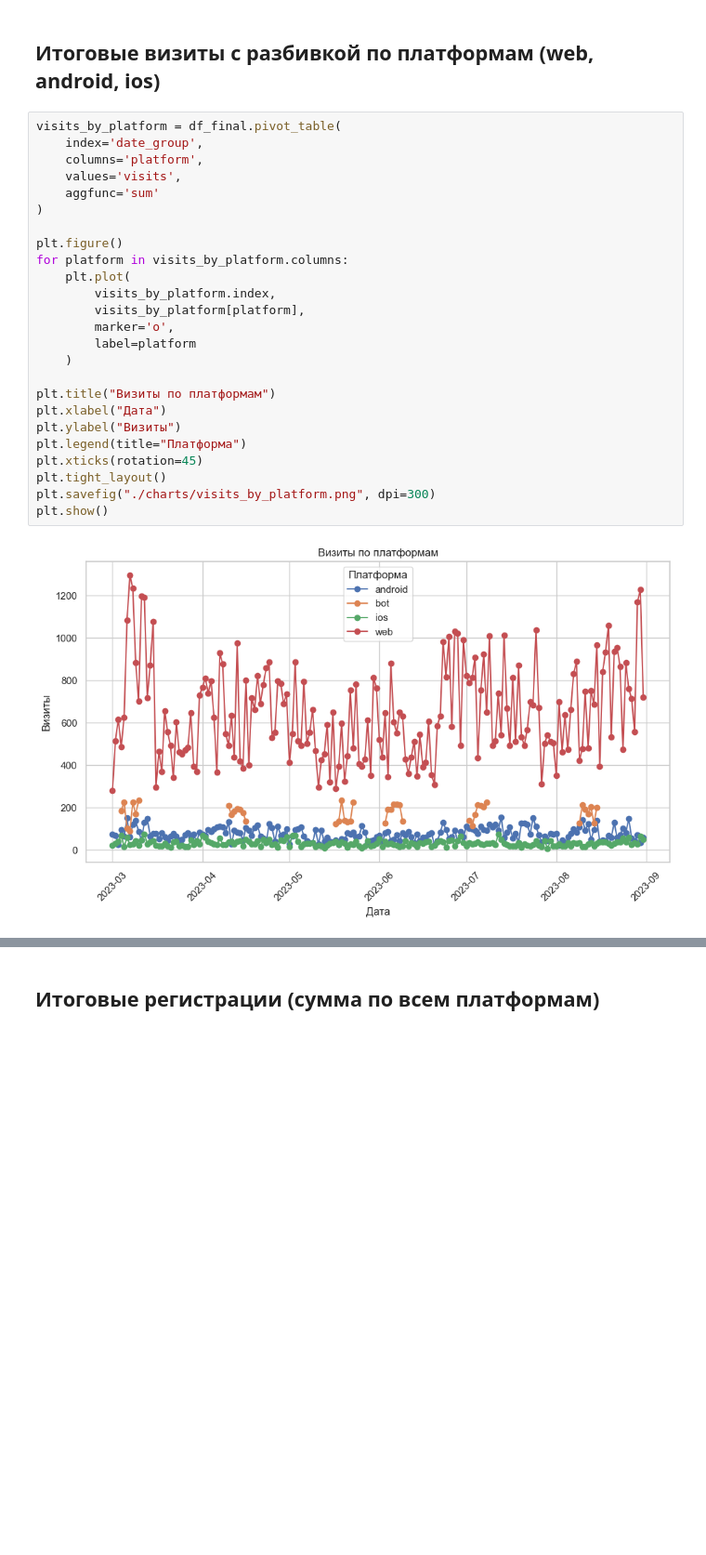
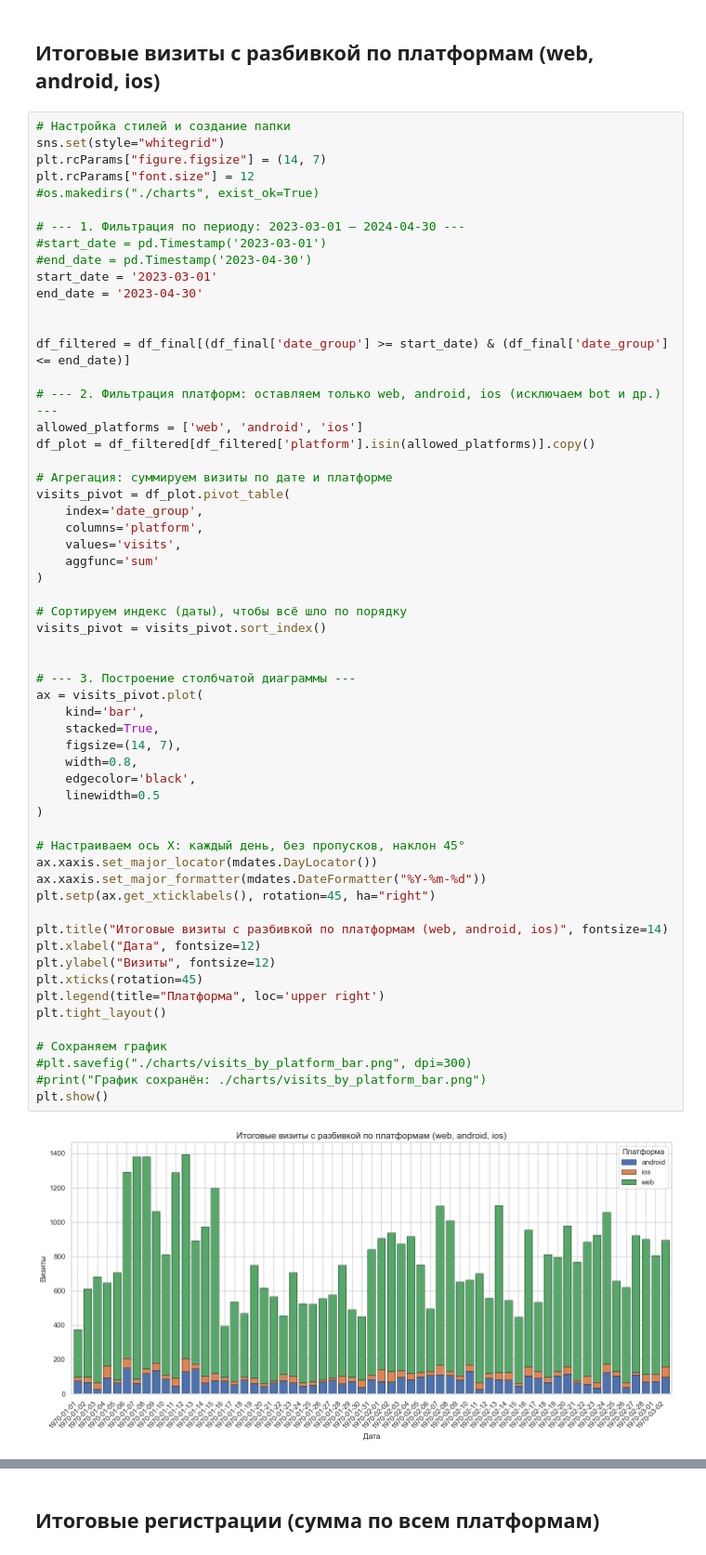
Before and after one commit to Konstantin-Ignatenko-Y/data-analytics-project-100, a Jupyter notebook: Requests_API.ipynb, the cells around one changed output, grey strips where cells are left out. Shown at 93% size. Drawn from its saved outputs; the diff is of its cells as text; blank space fills up the shorter version.

```diff
--- a/Requests_API.ipynb
+++ b/Requests_API.ipynb
@@ -269,29 +279,62 @@ plt.show()
 # %% [markdown]
 ## Итоговые визиты с разбивкой по платформам (web, android, ios)
 # %%
-visits_by_platform = df_final.pivot_table(
+# Настройка стилей и создание папки
+sns.set(style="whitegrid")
+plt.rcParams["figure.figsize"] = (14, 7)
+plt.rcParams["font.size"] = 12
+#os.makedirs("./charts", exist_ok=True)
+
+# --- 1. Фильтрация по периоду: 2023-03-01 — 2024-04-30 ---
+#start_date = pd.Timestamp('2023-03-01')
+#end_date = pd.Timestamp('2023-04-30')
+start_date = '2023-03-01'
+end_date = '2023-04-30'
+
+
+df_filtered = df_final[(df_final['date_group'] >= start_date) & (df_final['date_group'] <= end_date)]
+
+# --- 2. Фильтрация платформ: оставляем только web, android, ios (исключаем bot и др.) ---
+allowed_platforms = ['web', 'android', 'ios']
+df_plot = df_filtered[df_filtered['platform'].isin(allowed_platforms)].copy()
+
+# Агрегация: суммируем визиты по дате и платформе
+visits_pivot = df_plot.pivot_table(
     index='date_group',
     columns='platform',
     values='visits',
     aggfunc='sum'
 )
 
-plt.figure()
-for platform in visits_by_platform.columns:
-    plt.plot(
-        visits_by_platform.index,
-        visits_by_platform[platform],
-        marker='o',
-        label=platform
-    )
+# Сортируем индекс (даты), чтобы всё шло по порядку
+visits_pivot = visits_pivot.sort_index()
 
-plt.title("Визиты по платформам")
-plt.xlabel("Дата")
-plt.ylabel("Визиты")
-plt.legend(title="Платформа")
+
+# --- 3. Построение столбчатой диаграммы ---
+ax = visits_pivot.plot(
+    kind='bar',
+    stacked=True,
+    figsize=(14, 7),
+    width=0.8,
+    edgecolor='black',
+    linewidth=0.5
+)
+
+# Настраиваем ось X: каждый день, без пропусков, наклон 45°
+ax.xaxis.set_major_locator(mdates.DayLocator())
+ax.xaxis.set_major_formatter(mdates.DateFormatter("%Y-%m-%d"))
+plt.setp(ax.get_xticklabels(), rotation=45, ha="right")
+
+plt.title("Итоговые визиты с разбивкой по платформам (web, android, ios)", fontsize=14)
+plt.xlabel("Дата", fontsize=12)
+plt.ylabel("Визиты", fontsize=12)
 plt.xticks(rotation=45)
+plt.legend(title="Платформа", loc='upper right')
 plt.tight_layout()
-plt.savefig("./charts/visits_by_platform.png", dpi=300)
+
+# Сохраняем график
+#plt.savefig("./charts/visits_by_platform_bar.png", dpi=300)
+#print("График сохранён: ./charts/visits_by_platform_bar.png")
 plt.show()
 # %% [output]
-[figure, old version]
+[figure, new version]
```
Also changed, not shown: parts of 4 cells of this notebook, 3 other files.
